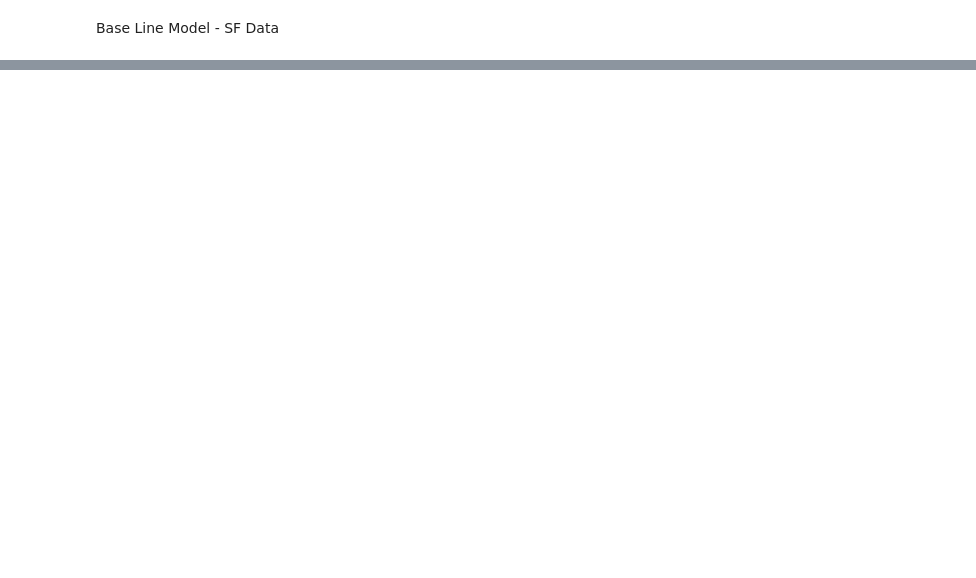
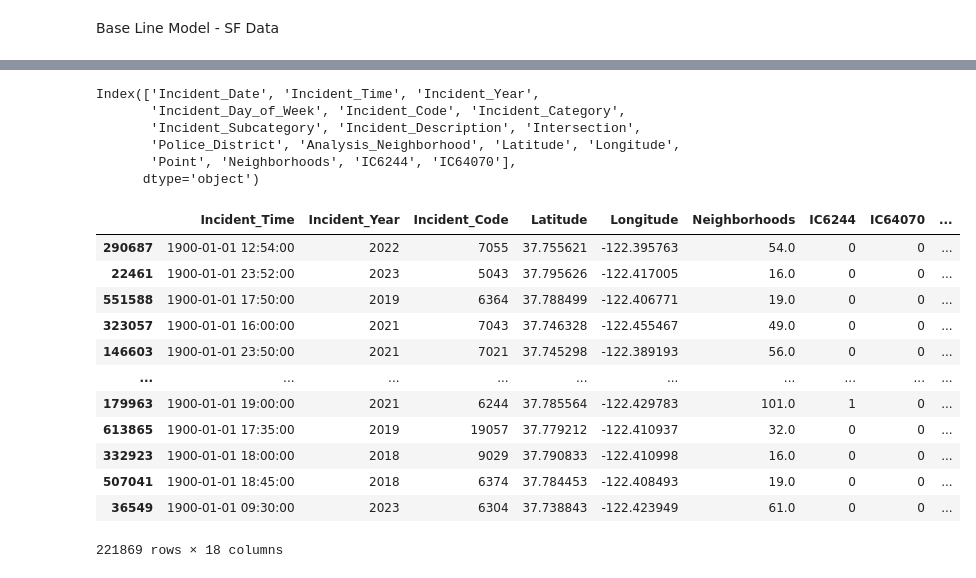
Before and after one commit to mvoutov/ieor142-ml, a Jupyter notebook: CrimePredict.ipynb, the cells around one changed output, grey strips where cells are left out. Drawn from its saved outputs; the diff is of its cells as text; code cells hidden in the pictures; blank space fills up the shorter version.

Commit message:
converted Object to float/int, applied smf to both test

```diff
--- a/CrimePredict.ipynb
+++ b/CrimePredict.ipynb
@@ -403,0 +216,54 @@ daily_totals.to_csv('daily_totals.csv', index=False)
+# %%
+print(sf_data_test2.columns)
+# %% [output]
+Index(['Incident_Date', 'Incident_Time', 'Incident_Year',
+       'Incident_Day_of_Week', 'Incident_Code', 'Incident_Category',
+       'Incident_Subcategory', 'Incident_Description', 'Intersection',
+       'Police_District', 'Analysis_Neighborhood', 'Latitude', 'Longitude',
+       'Point', 'Neighborhoods', 'IC6244', 'IC64070'],
+      dtype='object')
+# %%
+import re
+
+# Create a copy
+df_copy = sf_data_test2.copy()
+# Regular expression pattern for date
+Pattern_data= r'(\d{4}/\d{2}/(\d{2}))'
+
+# Extracting regex and format 'Incident_Time'
+df_copy['Day'] = df_copy['Incident_Date'].str.split('/').str[-1].astype(int)
+df_copy['Month'] = df_copy['Incident_Date'].str.split('/').str[1].astype(int)
+df_copy['Incident_Time'] = pd.to_datetime(df_copy['Incident_Time'], format='%H:%M')
+
+# Convert time to minutes past midnight
+df_copy['Time_in_Minutes'] = df_copy['Incident_Time'].dt.hour * 60 + df_copy['Incident_Time'].dt.minute
+
+# One-hot encode 'Incident_Day_of_Week'
+one_hot_encoded_data = pd.get_dummies(df_copy['Incident_Day_of_Week'], prefix='Day')
+
+# Convert one-hot encoded data to integer type
+one_hot_encoded_data = one_hot_encoded_data.astype(int)
+
+# Join the one-hot encoded data with the original df
+df_copy = df_copy.join(one_hot_encoded_data)
+
+# Drop the unnecessary columns from the DataFrame
+df_copy = df_copy.drop(columns=['Point', 'Incident_Day_of_Week','Incident_Category', 'Incident_Date', 'Incident_Subcategory', 'Incident_Description', 'Intersection', 'Police_District', 'Analysis_Neighborhood'])
+
+df = df_copy
+
+df
+# %% [output]
+|  | Incident_Time | Incident_Year | Incident_Code | Latitude | Longitude | Neighborhoods | IC6244 | IC64070 | ... |
+| 290687 | 1900-01-01 12:54:00 | 2022 | 7055 | 37.755621 | -122.395763 | 54.0 | 0 | 0 | ... |
+| 22461 | 1900-01-01 23:52:00 | 2023 | 5043 | 37.795626 | -122.417005 | 16.0 | 0 | 0 | ... |
+| 551588 | 1900-01-01 17:50:00 | 2019 | 6364 | 37.788499 | -122.406771 | 19.0 | 0 | 0 | ... |
+| 323057 | 1900-01-01 16:00:00 | 2021 | 7043 | 37.746328 | -122.455467 | 49.0 | 0 | 0 | ... |
+| 146603 | 1900-01-01 23:50:00 | 2021 | 7021 | 37.745298 | -122.389193 | 56.0 | 0 | 0 | ... |
+| ... | ... | ... | ... | ... | ... | ... | ... | ... | ... |
+| 179963 | 1900-01-01 19:00:00 | 2021 | 6244 | 37.785564 | -122.429783 | 101.0 | 1 | 0 | ... |
+| 613865 | 1900-01-01 17:35:00 | 2019 | 19057 | 37.779212 | -122.410937 | 32.0 | 0 | 0 | ... |
+| 332923 | 1900-01-01 18:00:00 | 2018 | 9029 | 37.790833 | -122.410998 | 16.0 | 0 | 0 | ... |
+| 507041 | 1900-01-01 18:45:00 | 2018 | 6374 | 37.784453 | -122.408493 | 19.0 | 0 | 0 | ... |
+| 36549 | 1900-01-01 09:30:00 | 2023 | 6304 | 37.738843 | -122.423949 | 61.0 | 0 | 0 | ... |
+221869 rows × 18 columns
```
Also changed, not shown: parts of 25 cells of this notebook.
